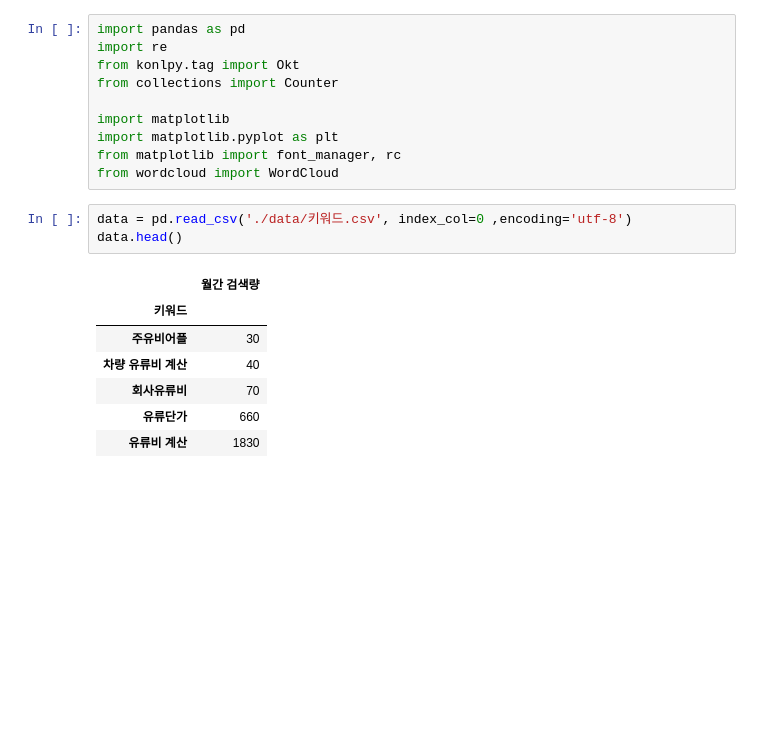
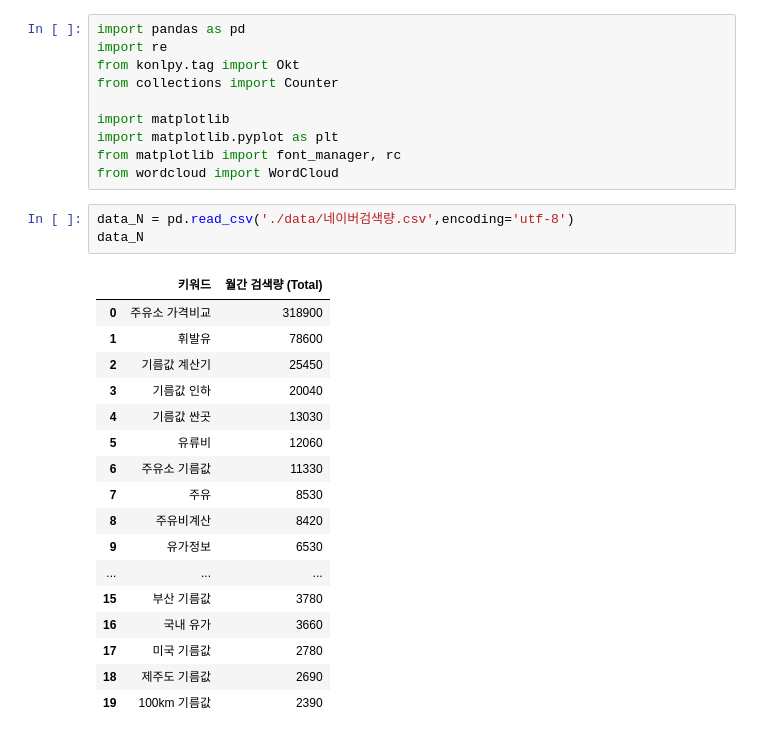
Before and after one commit to certainly-I/Busan-Oil-Price-Analysis, a Jupyter notebook: 주유소_워드클라우드.ipynb, the cells around one changed output. Cells and saved outputs as stored; diff of their text form; blank space fills up the shorter version.

```diff
--- a/주유소_워드클라우드.ipynb
+++ b/주유소_워드클라우드.ipynb
@@ -9,13 +9,23 @@ import matplotlib.pyplot as plt
 from matplotlib import font_manager, rc
 from wordcloud import WordCloud
 # %%
-data = pd.read_csv('./data/키워드.csv', index_col=0 ,encoding='utf-8')
-data.head()
+data_N = pd.read_csv('./data/네이버검색량.csv',encoding='utf-8')
+data_N
 # %% [output]
-|  | 월간 검색량 |
-| 키워드 |  |
-| 주유비어플 | 30 |
-| 차량 유류비 계산 | 40 |
-| 회사유류비 | 70 |
-| 유류단가 | 660 |
-| 유류비 계산 | 1830 |
+|  | 키워드 | 월간 검색량 (Total) |
+| 0 | 주유소 가격비교 | 318900 |
+| 1 | 휘발유 | 78600 |
+| 2 | 기름값 계산기 | 25450 |
+| 3 | 기름값 인하 | 20040 |
+| 4 | 기름값 싼곳 | 13030 |
+| 5 | 유류비 | 12060 |
+| 6 | 주유소 기름값 | 11330 |
+| 7 | 주유 | 8530 |
+| 8 | 주유비계산 | 8420 |
+| 9 | 유가정보 | 6530 |
+| ... | ... | ... |
+| 15 | 부산 기름값 | 3780 |
+| 16 | 국내 유가 | 3660 |
+| 17 | 미국 기름값 | 2780 |
+| 18 | 제주도 기름값 | 2690 |
+| 19 | 100km 기름값 | 2390 |
```
Also changed, not shown: parts of 14 cells of this notebook.
